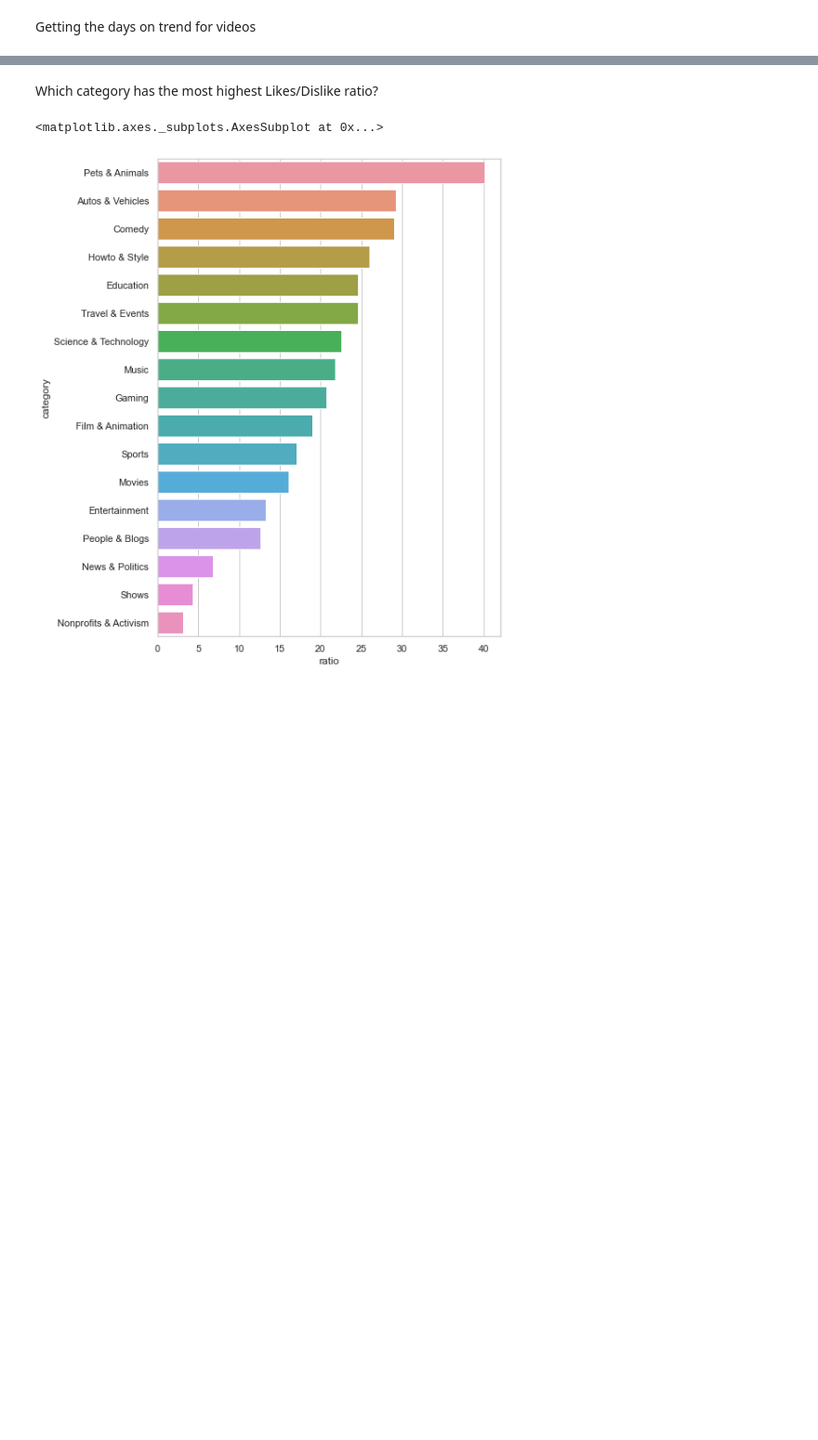
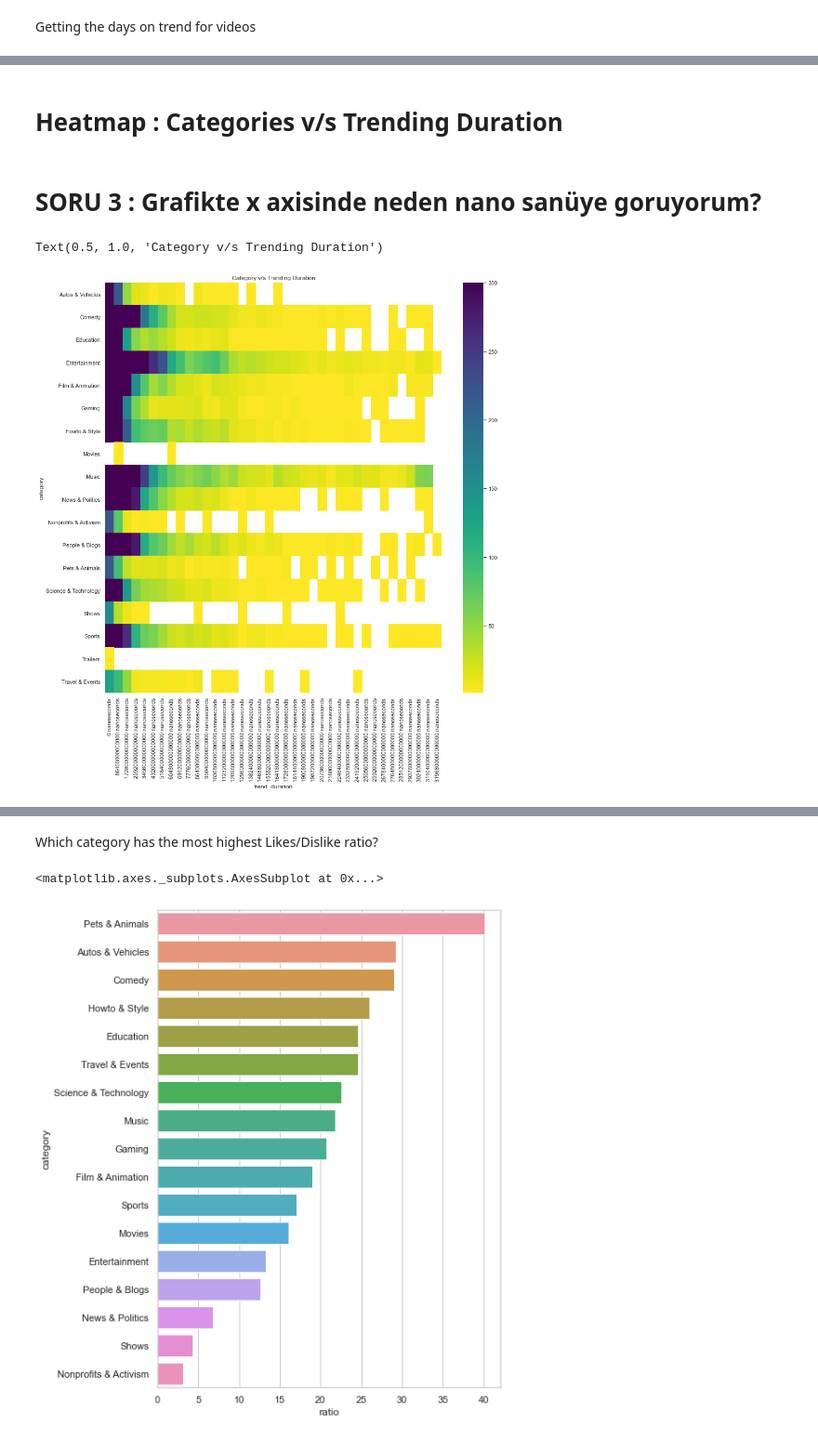
Before and after one commit to nilayduzkesen/EDA-Youtube-Project, a Jupyter notebook: EDA-Youtube Project!.ipynb, the cells around one changed output, grey strips where cells are left out. Shown at 93% size. Saved outputs shown, nothing was run; the diff lists cells and outputs as text; code cells hidden in the pictures; blank space fills up the shorter version.

```diff
--- a/EDA-Youtube Project!.ipynb
+++ b/EDA-Youtube Project!.ipynb
@@ -406,23 +442,15 @@ all_df_first = all_df_full.reset_index().drop_duplicates('video_id', keep = 'fir
 first trend day -publish day = In how many days a video became trending?
 
 last trend day-first trend day = trend duration
-# %%
-#lets build a dictionary to map video id and trend day
-
-
-#from publish date to first trend day
-diff_first = (all_df_first['trending_date'].astype('datetime64[ns]')- all_df_first['publish_date'].astype('datetime64[ns]'))
-diff_first = diff_first.reset_index()
-diff_first.columns = ['video_id','publish_to_trend']
-
-
-#from publish date to last trend day
-
-diff_last = all_data['trending_date'].astype('datetime64[ns]')-all_data['publish_date'].astype('datetime64[ns]')
-diff_last = diff_last.reset_index()
-diff_last.columns = ['video_id','publish_to_trend_last']
-
-
-all_data= all_data.reset_index()
-all_data.insert(4, 'publish_to_trend_last', diff_last['publish_to_trend_last'].astype('timedelta64[D]').astype(int))
-all_df.insert(4, 'publish_to_trend', all_df['video_id'].map(???))
+# %%
+trend_duration = all_df_full.groupby('video_id').trending_date.max()-all_df_full.groupby('video_id').trending_date.min()
+dftrend_duration= trend_duration.to_frame()
+dftrend_duration.columns = ['trend_duration']
+all_data = pd.merge(all_data, dftrend_duration, on ='video_id', how = 'outer')
+# %%
+
+publishto_trend = all_df_full.groupby('video_id').trending_date.min() -all_df_full.groupby('video_id').publish_date.min().astype('datetime64[ns]')
+dfpublishto_trend= publishto_trend.to_frame()
+dfpublishto_trend.columns = ['publishto_trend']
+all_data = pd.merge(all_data, dfpublishto_trend, on ='video_id', how = 'outer')
+all_data[['publishto_trend','trend_duration']].sort_values('trend_duration',ascending=False).head()
@@ -428,0 +465,15 @@ all_df.insert(4, 'publish_to_trend', all_df['video_id'].map(???))
+# %% [markdown]
+# Heatmap : Categories v/s Trending Duration
+# %% [markdown]
+# SORU 3 : Grafikte x axisinde neden nano sanüye goruyorum?
+# %%
+#hangi kategoride videolar ne uzunlukta bunun analizini yapacagım
+
+all_data = all_data.reset_index()
+cat_trenduration = all_data.groupby(['category','trend_duration']).count()['video_id'].unstack().clip(upper=300)
+plt.figure(figsize=(15,15))
+sns.heatmap(cat_trenduration, cmap='viridis_r')
+plt.title("Category v/s Trending Duration")
+# %% [output]
+Text(0.5, 1.0, 'Category v/s Trending Duration')
+[figure, added]
```
Also changed, not shown: parts of 39 cells of this notebook.
